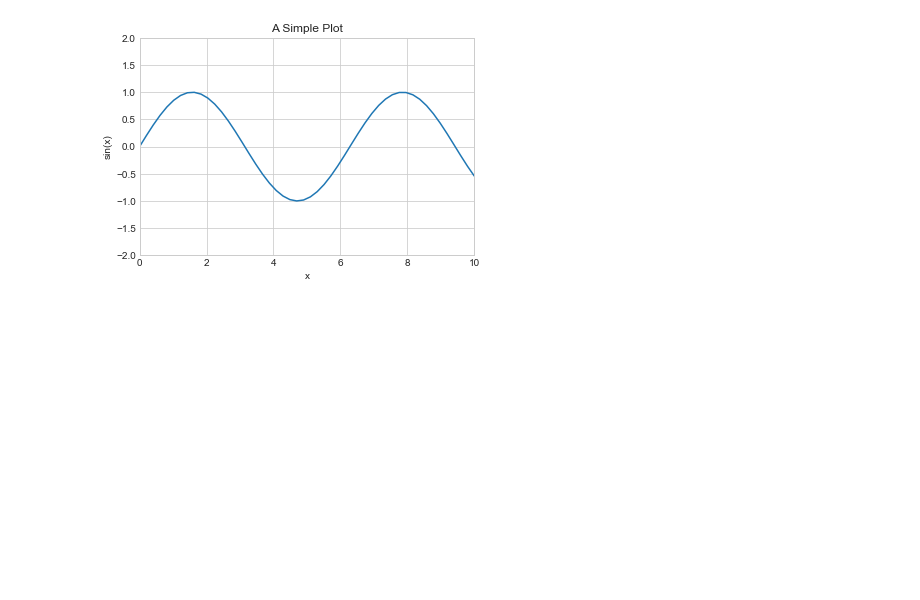
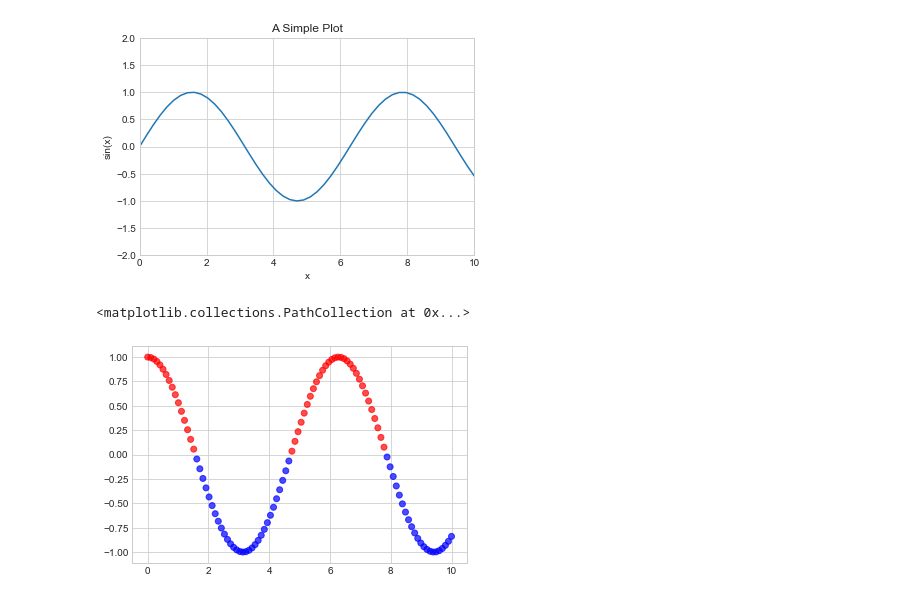
Before and after one commit to BenjaminPhillips22/Python-Data-Science-Handbook, a Jupyter notebook: Simple Line Plots.ipynb, the cells around one changed output. Drawn from its saved outputs; the diff is of its cells as text; code cells hidden in the pictures; blank space fills up the shorter version.

Commit message:
scatter

```diff
--- a/Simple Line Plots.ipynb
+++ b/Simple Line Plots.ipynb
@@ -54,3 +54,14 @@ ax.set(
  <matplotlib.text.Text at 0x...>,
  <matplotlib.text.Text at 0x...>]
 [figure]
+# %%
+# scatter plots
+ax = plt.axes()
+x = np.linspace(0,10,100)
+ax.scatter(x, np.cos(x),
+           c=['red' if b else 'blue' for b in np.cos(x)>0],
+           alpha=0.7
+          )
+# %% [output]
+<matplotlib.collections.PathCollection at 0x...>
+[figure, added]
```
